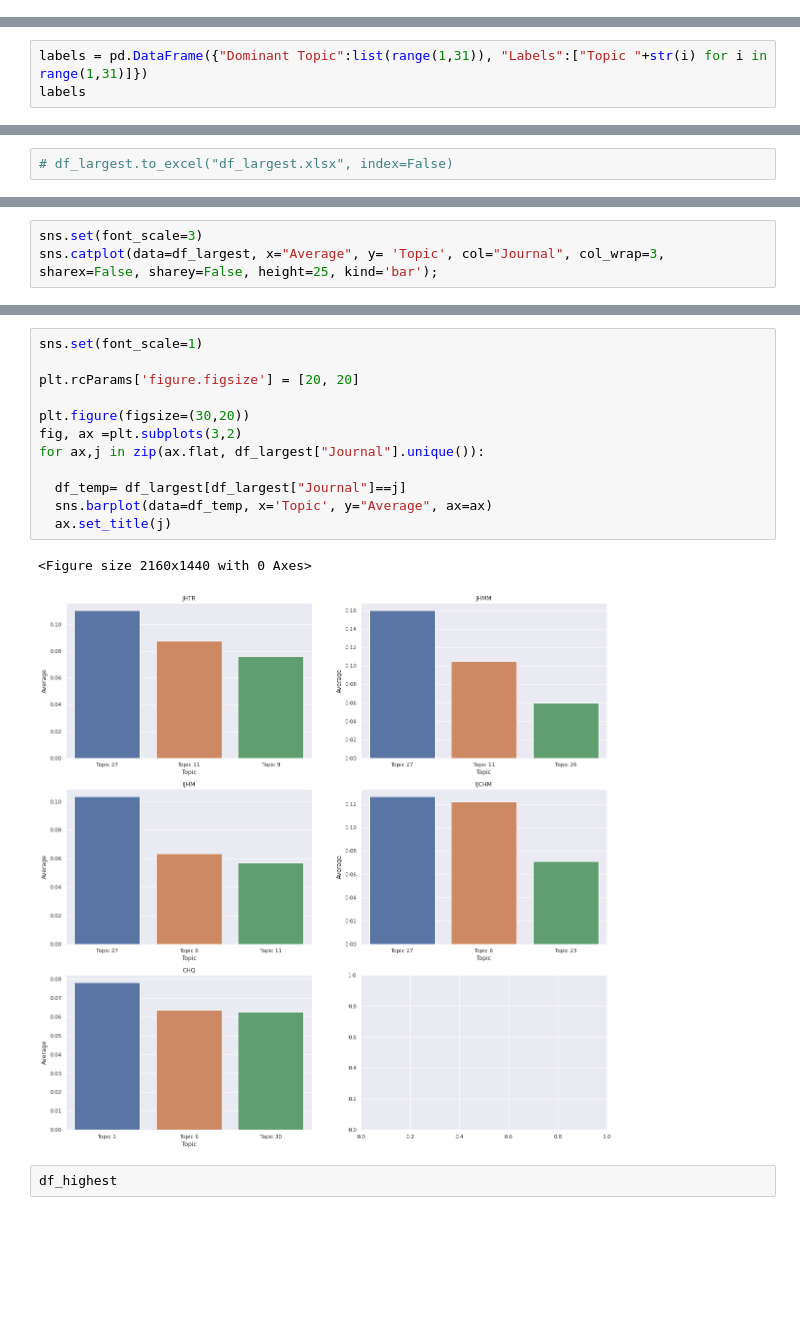
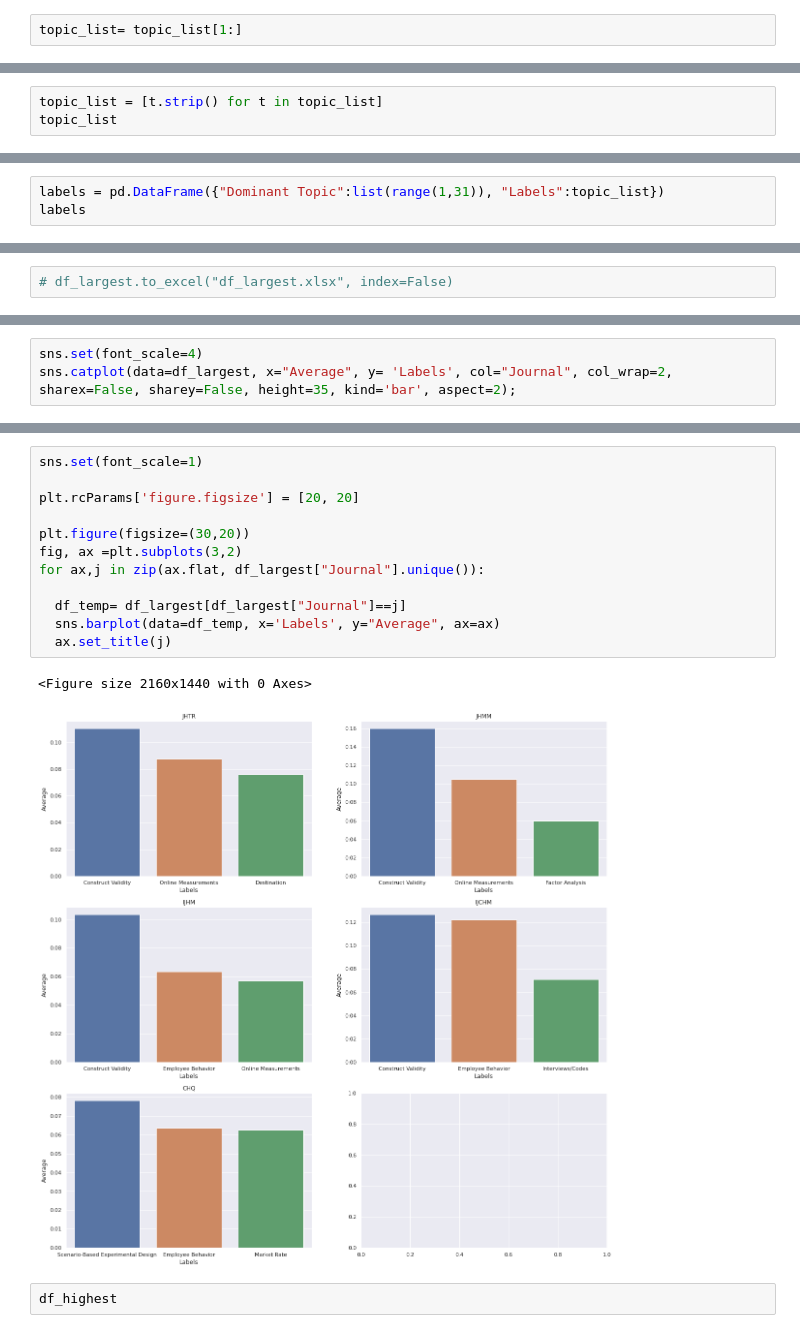
Before and after one commit to kurtsenol/machine-learning, a Jupyter notebook: TopicModeling/Methodology/Model_30_no_freq.ipynb, the cells around one changed output, grey strips where cells are left out. Drawn from its saved outputs; the diff is of its cells as text; blank space fills up the shorter version.

```diff
--- a/TopicModeling/Methodology/Model_30_no_freq.ipynb
+++ b/TopicModeling/Methodology/Model_30_no_freq.ipynb
@@ -233,0 +292,2 @@ plt.show()
+# %%
+topic_list= topic_list[1:]
@@ -233,0 +298,3 @@ plt.show()
+# %%
+topic_list = [t.strip() for t in topic_list]
+topic_list
@@ -249,7 +334,7 @@ plt.show()
 # vis_data = gensimvis.prepare(new_lda, corpus, id2word, sort_topics=False, n_jobs=1)
 # pyLDAvis.display(vis_data)
 # %%
-labels = pd.DataFrame({"Dominant Topic":list(range(1,31)), "Labels":["Topic "+str(i) for i in range(1,31)]})
+labels = pd.DataFrame({"Dominant Topic":list(range(1,31)), "Labels":topic_list})
 labels
 # %% [output]
 |  | Dominant Topic | Labels |
@@ -1005,4 +1083,4 @@ df_largest
 # %%
-sns.set(font_scale=3)
-sns.catplot(data=df_largest, x="Average", y= 'Topic', col="Journal", col_wrap=3, sharex=False, sharey=False, height=25, kind='bar');
+sns.set(font_scale=4)
+sns.catplot(data=df_largest, x="Average", y= 'Labels', col="Journal", col_wrap=2, sharex=False, sharey=False, height=35, kind='bar', aspect=2);
 # %% [output]
@@ -1010,18 +1088,18 @@ sns.catplot(data=df_largest, x="Average", y= 'Topic', col="Journal", col_wrap=3,
 # %%
 sns.set(font_scale=1)
 
 plt.rcParams['figure.figsize'] = [20, 20]
 
 plt.figure(figsize=(30,20))
 fig, ax =plt.subplots(3,2)
 for ax,j in zip(ax.flat, df_largest["Journal"].unique()):
 
   df_temp= df_largest[df_largest["Journal"]==j]
-  sns.barplot(data=df_temp, x='Topic', y="Average", ax=ax)
+  sns.barplot(data=df_temp, x='Labels', y="Average", ax=ax)
   ax.set_title(j)
 # %% [output]
 <Figure size 2160x1440 with 0 Axes>
-[figure, old version]
+[figure, new version]
 # %%
 df_highest
 # %% [output]
```
Also changed, not shown: parts of 25 cells of this notebook.
